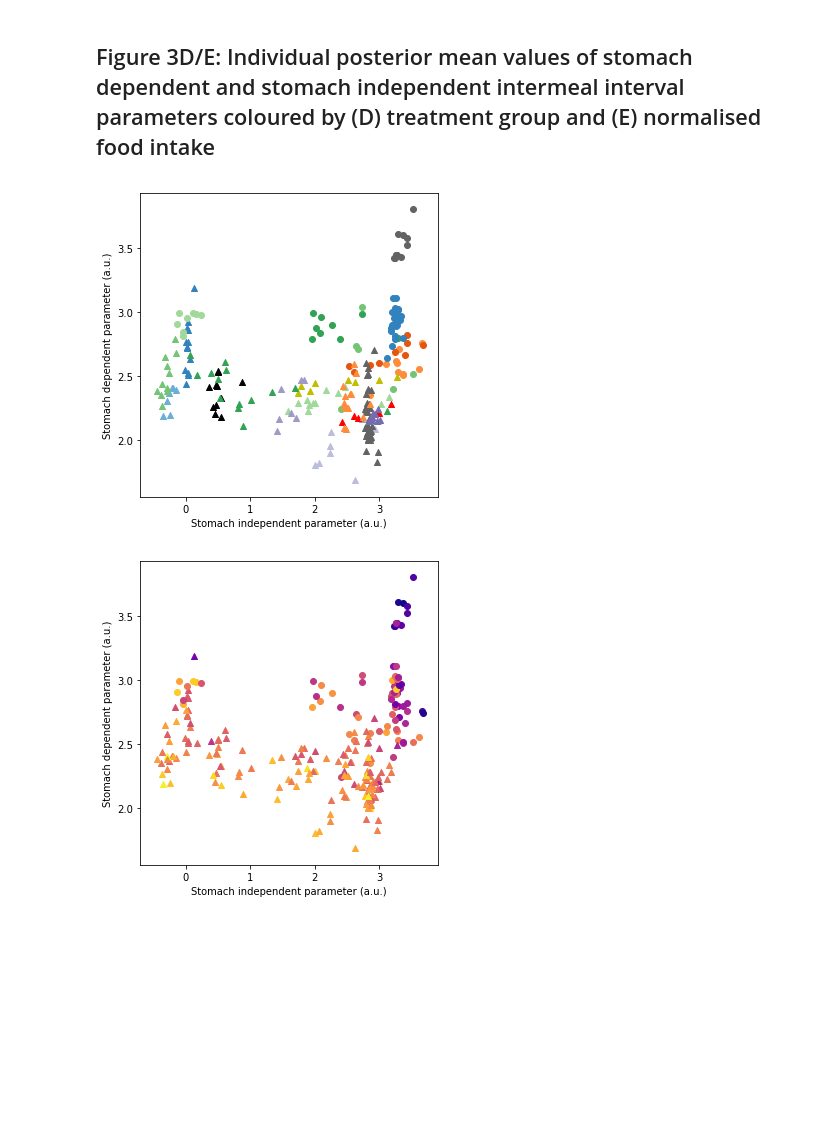
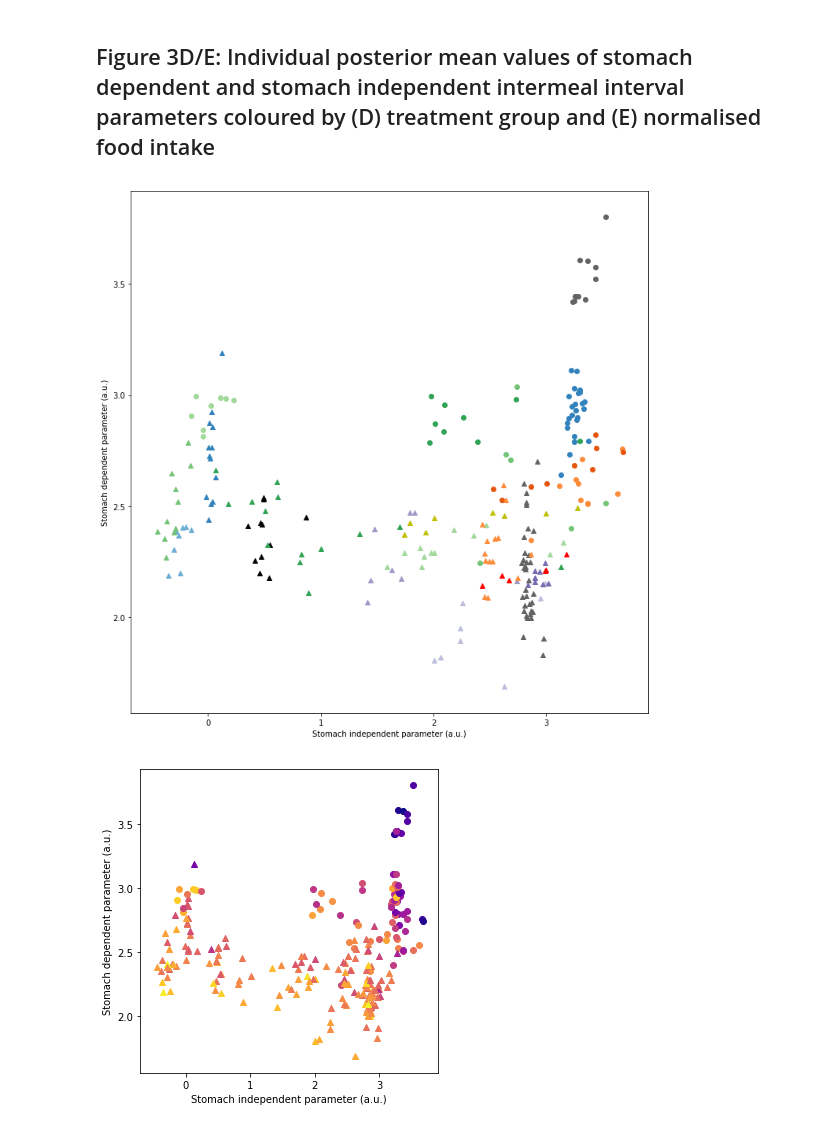
Before and after one commit to tomMcGrath/bayesian_feeding, a Jupyter notebook: Figure3.ipynb, the cells around one changed output. Cells and saved outputs as stored; diff of their text form; code cells hidden in the pictures; blank space fills up the shorter version.

```diff
--- a/Figure3.ipynb
+++ b/Figure3.ipynb
@@ -140,24 +140,24 @@ plt.show()
 # %%
 reload(plots)
 reload(helpers)
 
-fig, axes = plots.pairplot(df, 'theta7', 'theta8', ctype='drug_c')
+fig, axes = plots.pairplot(df, 'theta7', 'theta8', ctype='drug_c', figsize=(10,10))
 axes.set_xlabel('Stomach independent parameter (a.u.)')
 axes.set_ylabel('Stomach dependent parameter (a.u.)')
 
 ## Save figure
 fig.tight_layout()
 plt.savefig('figures/3D.svg')
 
 fig2, axes2 = plots.pairplot(df, 'theta7', 'theta8', ctype='rate_c')
 axes2.set_xlabel('Stomach independent parameter (a.u.)')
 axes2.set_ylabel('Stomach dependent parameter (a.u.)')
 
 ## Save figure
 fig2.tight_layout()
 plt.savefig('figures/3E.svg')
 
 plt.show()
 # %% [output]
-[figure, old version]
+[figure, new version]
 [figure]
```
Also changed, not shown: parts of 5 cells of this notebook, 2 other files.
